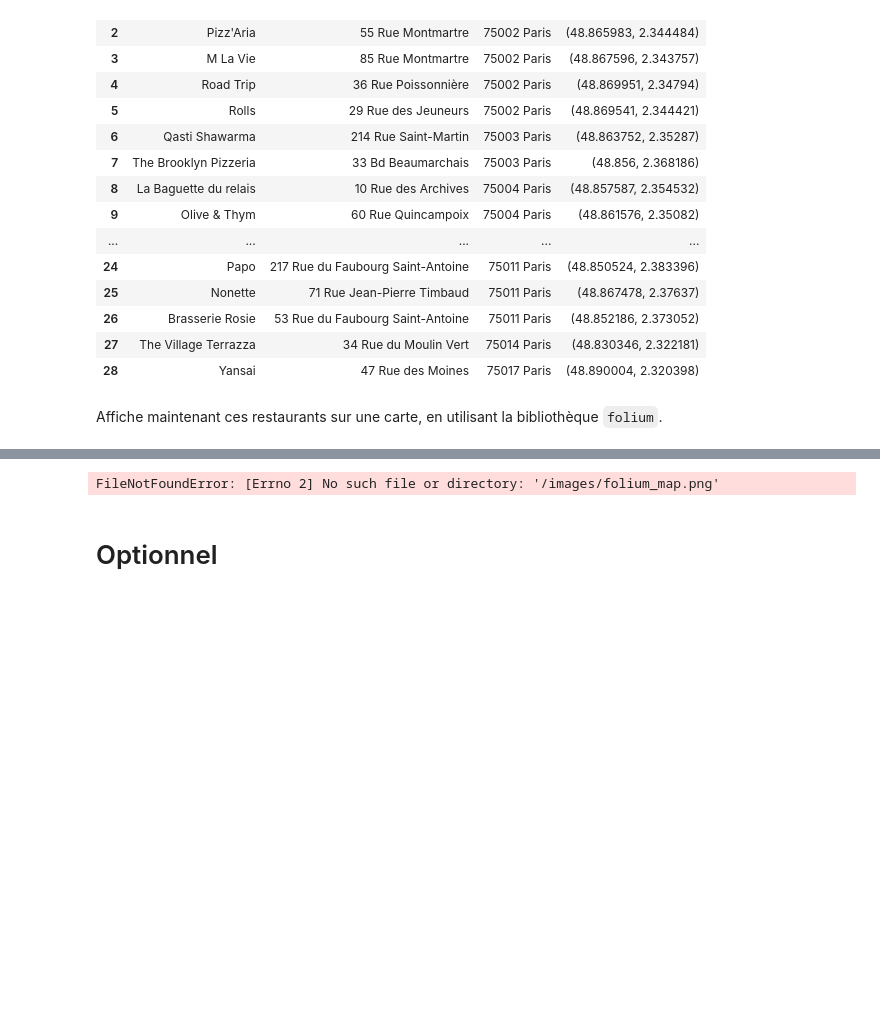
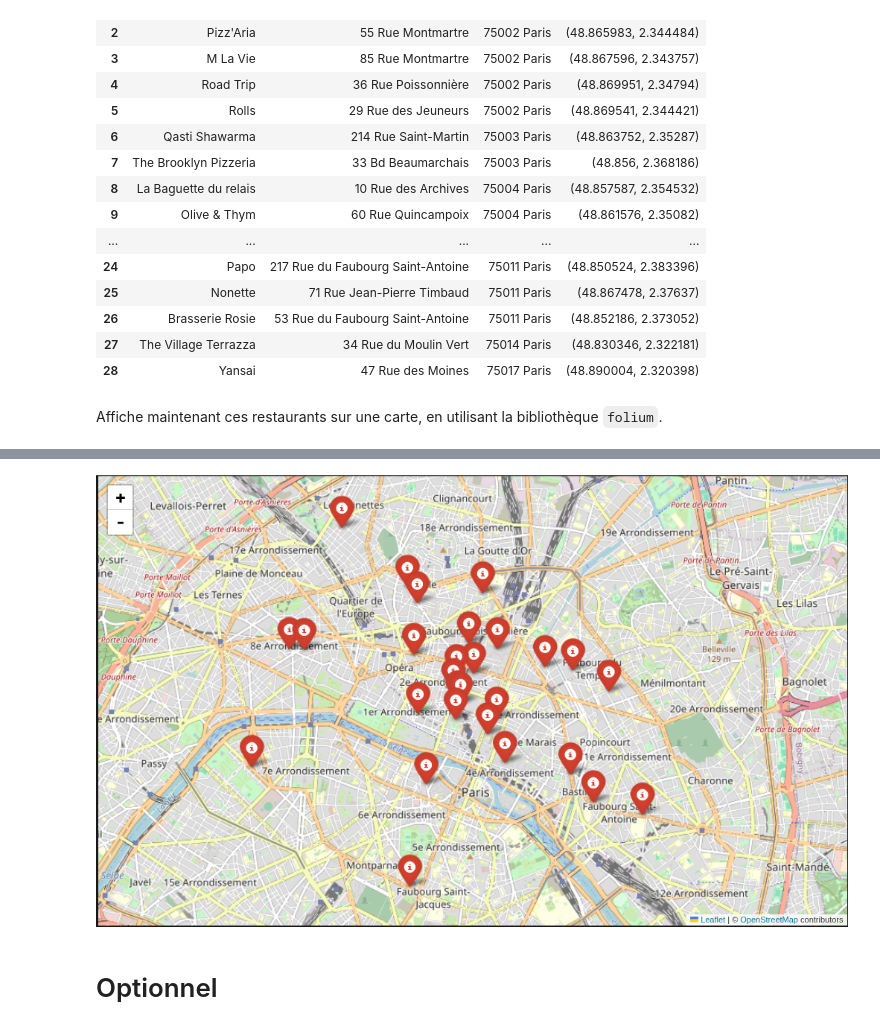
Before and after one commit to One-Up-Dev/Wild-Code-School, a Jupyter notebook: checkpoints/Checkpoint_3_Data_Analyst.ipynb, the cells around one changed output, grey strips where cells are left out. Drawn from its saved outputs; the diff is of its cells as text; code cells hidden in the pictures; blank space fills up the shorter version.

Commit message:
add: ajout image folium map

```diff
--- a/checkpoints/Checkpoint_3_Data_Analyst.ipynb
+++ b/checkpoints/Checkpoint_3_Data_Analyst.ipynb
@@ -352,9 +352,9 @@ carte
 [interactive output not drawn]
 # %%
 from IPython.display import Image, display
-display(Image(filename='/images/folium_map.png'))
+display(Image(filename='images/folium_map.png'))
 # %% [output]
-FileNotFoundError: [Errno 2] No such file or directory: '/images/folium_map.png'
+[figure, added]
 # %% [markdown]
 # Optionnel
 # %% [markdown]
```
